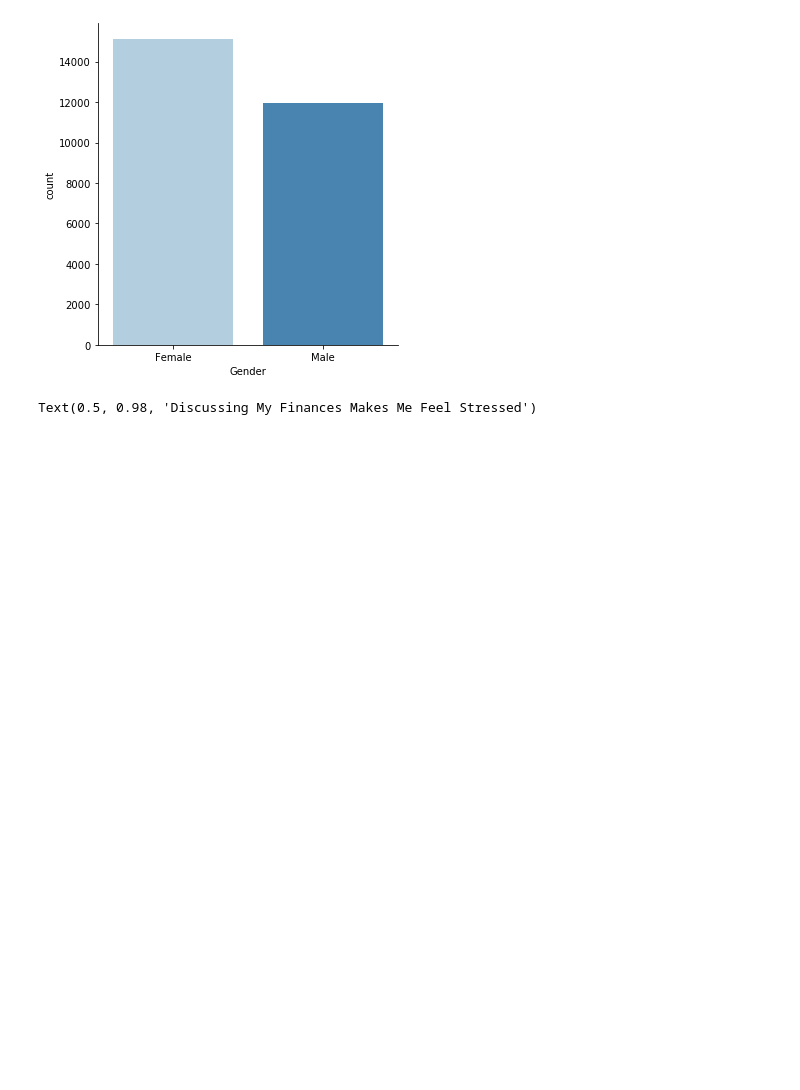
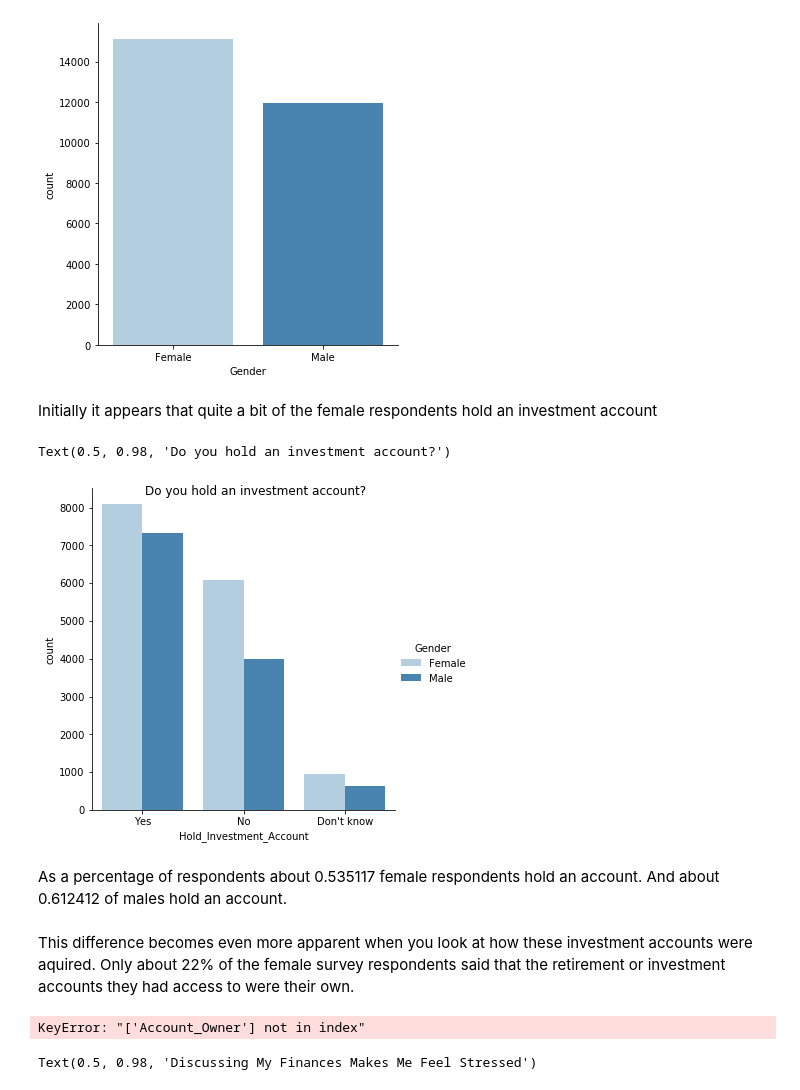
Before and after one commit to stavem/data-512-final, a Jupyter notebook: notebooks/FinalReport.ipynb, the cells around one changed output. Cells and saved outputs as stored; diff of their text form; code cells hidden in the pictures; blank space fills up the shorter version.

Commit message:
added differences

```diff
--- a/notebooks/FinalReport.ipynb
+++ b/notebooks/FinalReport.ipynb
@@ -64,6 +66,41 @@ sns.catplot(x="Gender",
 # %% [output]
 <seaborn.axisgrid.FacetGrid at 0x...>
 [figure]
+# %% [markdown]
+Initially it appears that quite a bit of the female respondents hold an investment account
+# %%
+# who has access to an investment account
+
+# create a clean column with labels
+def investment_accounts(score):
+    if score == 1:
+        return 'Yes'
+    elif score == 2:
+        return 'No'
+    else:
+        return "Don't know"
+
+df_sbs['Hold_Investment_Account'] = df_sbs.apply(lambda x: investment_accounts(x['C1_2012']),axis=1)
+
+# plot the gender distribution
+g3 = sns.catplot(x="Hold_Investment_Account",
+            kind="count",
+            hue='Gender',
+            data=df_sbs,
+            order=["Yes", "No", "Don't know"],
+            palette=("Blues"))
+g3.fig.suptitle('Do you hold an investment account?') # can also get the figure from plt.gcf()
+# %% [output]
+Text(0.5, 0.98, 'Do you hold an investment account?')
+[figure, added]
+# %% [markdown]
+As a percentage of respondents about 0.535117 female respondents hold an account.   And about 0.612412 of males hold an account.
+# %% [markdown]
+This difference becomes even more apparent when you look at how these investment accounts were aquired.   Only about 22% of the female survey respondents said that the retirement or investment accounts they had access to were their own.
+# %%
+df_sbs[(df_sbs['Gender'] =='Female')][['Gender','Account_Owner']].value_counts(normalize=True)
+# %% [output]
+KeyError: "['Account_Owner'] not in index"
 # %%
 
 # create a clean column with labels
```
Also changed, not shown: parts of 2 cells of this notebook, 1 other file.
